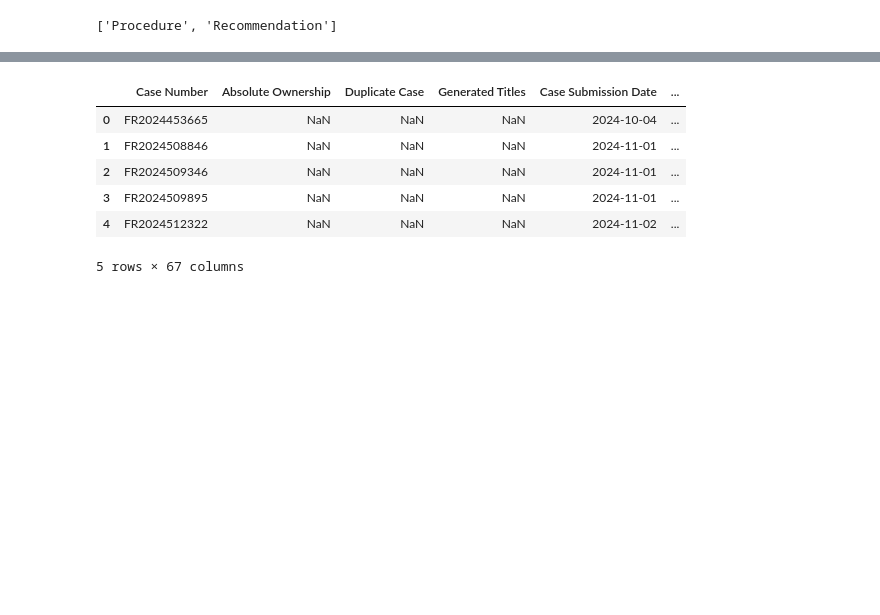
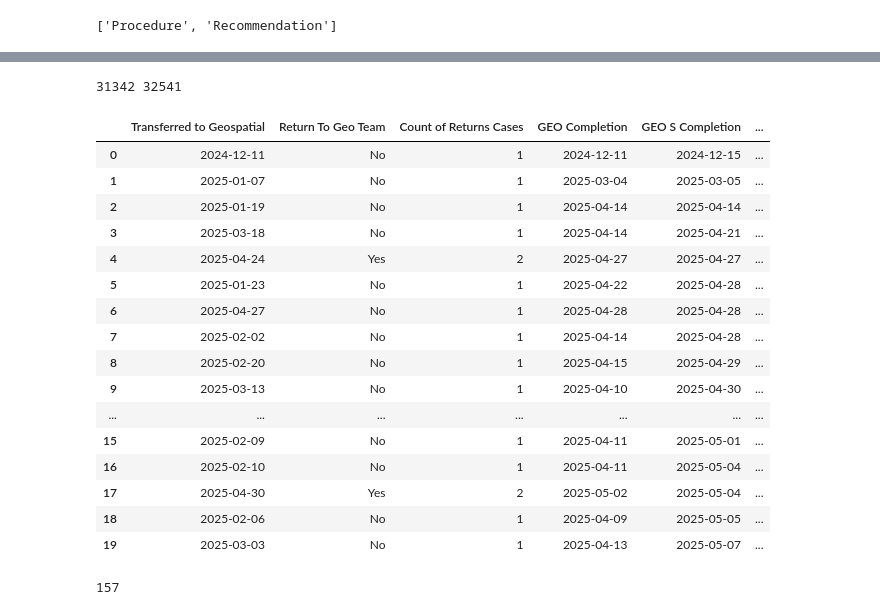
Before and after one commit to AymanSD/Editors-Evaluation, a Jupyter notebook: Evaluation.ipynb, the cells around one changed output, grey strips where cells are left out. Cells and saved outputs as stored; diff of their text form; code cells hidden in the pictures; blank space fills up the shorter version.

```diff
--- a/Evaluation.ipynb
+++ b/Evaluation.ipynb
@@ -122,0 +240,14 @@ geocomp = pd.read_csv(r"E:\Data\Geo S Completion.csv")
+# %%
+import os
+ops = load_excel(r"\\10.150.40.49\las\Anas Alhares\NewTeam\E and C Final Folder 08092024\Case Editing and Classification\Editor Team\07-Raw Data\03-PBI Data\11-Nov\245-26-Nov 2025\Ops Data 26 Nov 2025.xlsx")
+print(len(ops))
+ops = ops.drop_duplicates(subset="Case Number")
+print(len(ops))
+ops = ops[(ops['Geo Supervisor'].notnull())& (ops['GEO S Completion'].notnull())].reset_index(drop=True)
+print(len(ops))
+ops["UniqueKey"] = [str(i) + '_' + str(pd.to_datetime(j).round('s'))  for i, j in zip(ops["Case Number"].values, ops["GEO S Completion"].values)]
+ops["UploadDate"] = datetime.now().date()
+ops["UploadedBy"] = os.getlogin()
+ops = convert_to_date(ops)
+ops = getGeoAction(ops)
+ops.head()
@@ -123,11 +302,33 @@ geocomp = pd.read_csv(r"E:\Data\Geo S Completion.csv")
+# %%
+ops_joined = join_userlist(ops, editorlist)
+ops_final = ops_joined[ops_joined["ListDate"].notna()]
+print(len(ops_final), len(ops_joined))
+ops_joined[ops_joined.columns[8:20]].head(20)
+# %% [output]
+31342 32541
+|  | Transferred to Geospatial | Return To Geo Team | Count of Returns Cases | GEO Completion | GEO S Completion | ... |
+| 0 | 2024-12-11 | No | 1 | 2024-12-11 | 2024-12-15 | ... |
+| 1 | 2025-01-07 | No | 1 | 2025-03-04 | 2025-03-05 | ... |
+| 2 | 2025-01-19 | No | 1 | 2025-04-14 | 2025-04-14 | ... |
+| 3 | 2025-03-18 | No | 1 | 2025-04-14 | 2025-04-21 | ... |
+| 4 | 2025-04-24 | Yes | 2 | 2025-04-27 | 2025-04-27 | ... |
+| 5 | 2025-01-23 | No | 1 | 2025-04-22 | 2025-04-28 | ... |
+| 6 | 2025-04-27 | No | 1 | 2025-04-28 | 2025-04-28 | ... |
+| 7 | 2025-02-02 | No | 1 | 2025-04-14 | 2025-04-28 | ... |
+| 8 | 2025-02-20 | No | 1 | 2025-04-15 | 2025-04-29 | ... |
+| 9 | 2025-03-13 | No | 1 | 2025-04-10 | 2025-04-30 | ... |
+| ... | ... | ... | ... | ... | ... | ... |
+| 15 | 2025-02-09 | No | 1 | 2025-04-11 | 2025-05-01 | ... |
+| 16 | 2025-02-10 | No | 1 | 2025-04-11 | 2025-05-04 | ... |
+| 17 | 2025-04-30 | Yes | 2 | 2025-05-02 | 2025-05-04 | ... |
+| 18 | 2025-02-06 | No | 1 | 2025-04-09 | 2025-05-05 | ... |
+| 19 | 2025-03-03 | No | 1 | 2025-04-13 | 2025-05-07 | ... |
+# %%
+engine_postgres2 = create_engine("postgresql://postgres:1234@localhost:5432/GRS")
+ops_final.to_sql("OpsData", engine_postgres2, schema='evaluation', if_exists="replace", index=False)
+# %% [output]
+157
 # %%
-geocomp = convert_to_date(geocomp)
-geocomp.head(5)
+# geocomp = pd.read_sql("SELECT * FROM grsdbrd.\"GeoSCompletionData\" ", engine_sqlserver)
+# geocomp = convert_to_date(geocomp)
+# geocomp.head(5)
-# %% [output]
-|  | Case Number | Absolute Ownership | Duplicate Case | Generated Titles | Case Submission Date | ... |
-| 0 | FR2024453665 | NaN | NaN | NaN | 2024-10-04 | ... |
-| 1 | FR2024508846 | NaN | NaN | NaN | 2024-11-01 | ... |
-| 2 | FR2024509346 | NaN | NaN | NaN | 2024-11-01 | ... |
-| 3 | FR2024509895 | NaN | NaN | NaN | 2024-11-01 | ... |
-| 4 | FR2024512322 | NaN | NaN | NaN | 2024-11-02 | ... |
-5 rows × 67 columns
```
Also changed, not shown: parts of 26 cells of this notebook, 5 other files.
